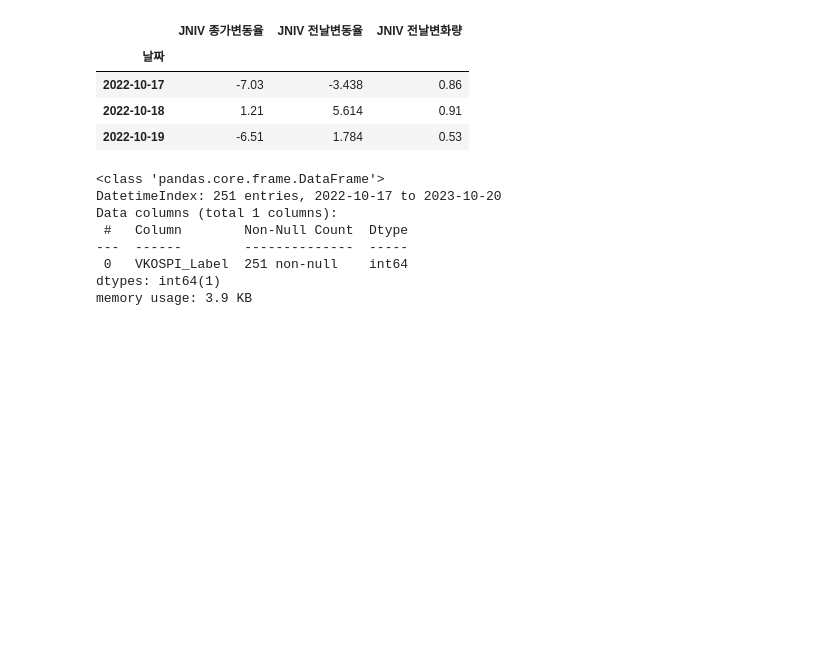
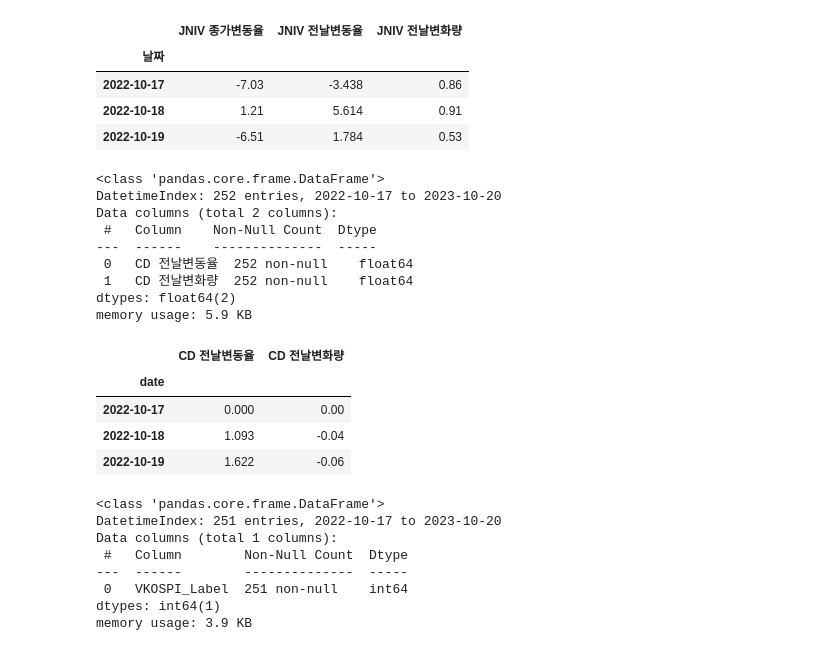
Before and after one commit to jyoooonh/Project1_sample, a Jupyter notebook: datatset/year_features.ipynb, the cells around one changed output. Cells and saved outputs as stored; diff of their text form; code cells hidden in the pictures; blank space fills up the shorter version.

Commit message:
half feature / year feature 완성

```diff
--- a/datatset/year_features.ipynb
+++ b/datatset/year_features.ipynb
@@ -267,6 +267,29 @@ memory usage: 7.8 KB
 | 2022-10-17 | -7.03 | -3.438 | 0.86 |
 | 2022-10-18 | 1.21 | 5.614 | 0.91 |
 | 2022-10-19 | -6.51 | 1.784 | 0.53 |
+# %%
+cd = pd.read_csv('./year_clean_feature/cd_year.csv', index_col=0)
+cd['date'] = pd.to_datetime(cd['date'])
+cd = cd.set_index('date')
+cd.columns = ['CD 전날변동율', 'CD 전날변화량']
+feature_list.append(cd)
+cd.info()
+cd.head(3)
+# %% [output]
+<class 'pandas.core.frame.DataFrame'>
+DatetimeIndex: 252 entries, 2022-10-17 to 2023-10-20
+Data columns (total 2 columns):
+ #   Column    Non-Null Count  Dtype
+---  ------    --------------  -----
+ 0   CD 전날변동율  252 non-null    float64
+ 1   CD 전날변화량  252 non-null    float64
+dtypes: float64(2)
+memory usage: 5.9 KB
+|  | CD 전날변동율 | CD 전날변화량 |
+| date |  |  |
+| 2022-10-17 | 0.000 | 0.00 |
+| 2022-10-18 | 1.093 | -0.04 |
+| 2022-10-19 | 1.622 | -0.06 |
 # %%
 vkospi = pd.read_csv('./year_clean_feature/vkospi_year.csv', index_col=0)
 vkospi['날짜'] = pd.to_datetime(vkospi['날짜'])
```
Also changed, not shown: parts of 1 cell of this notebook, 25 other files.
